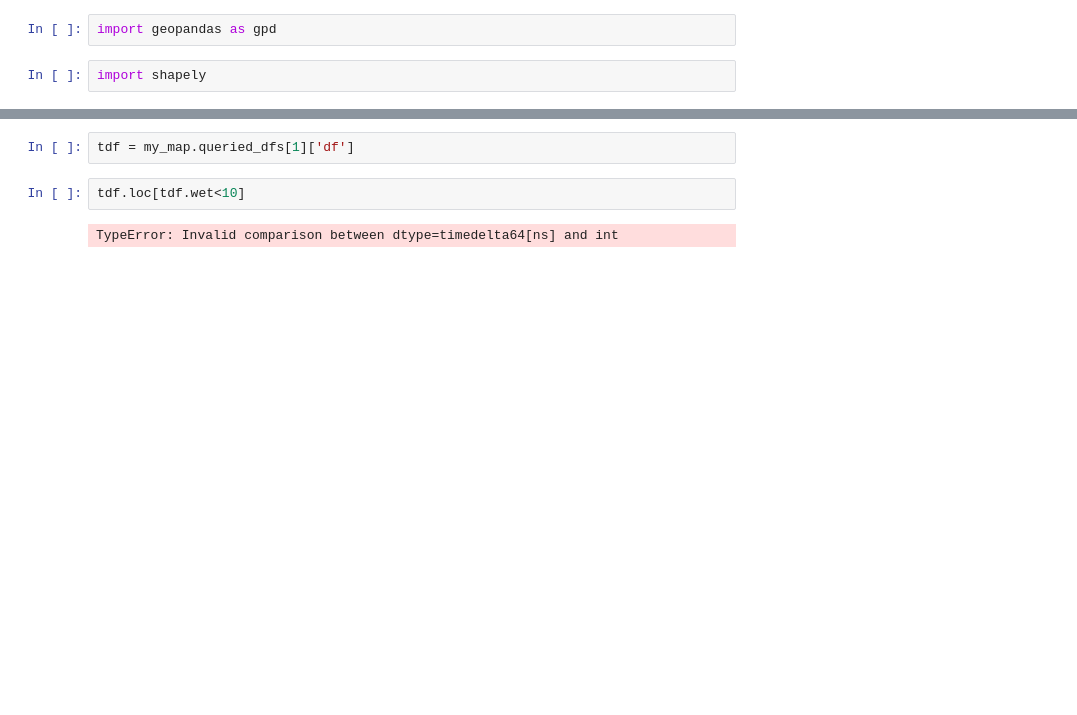
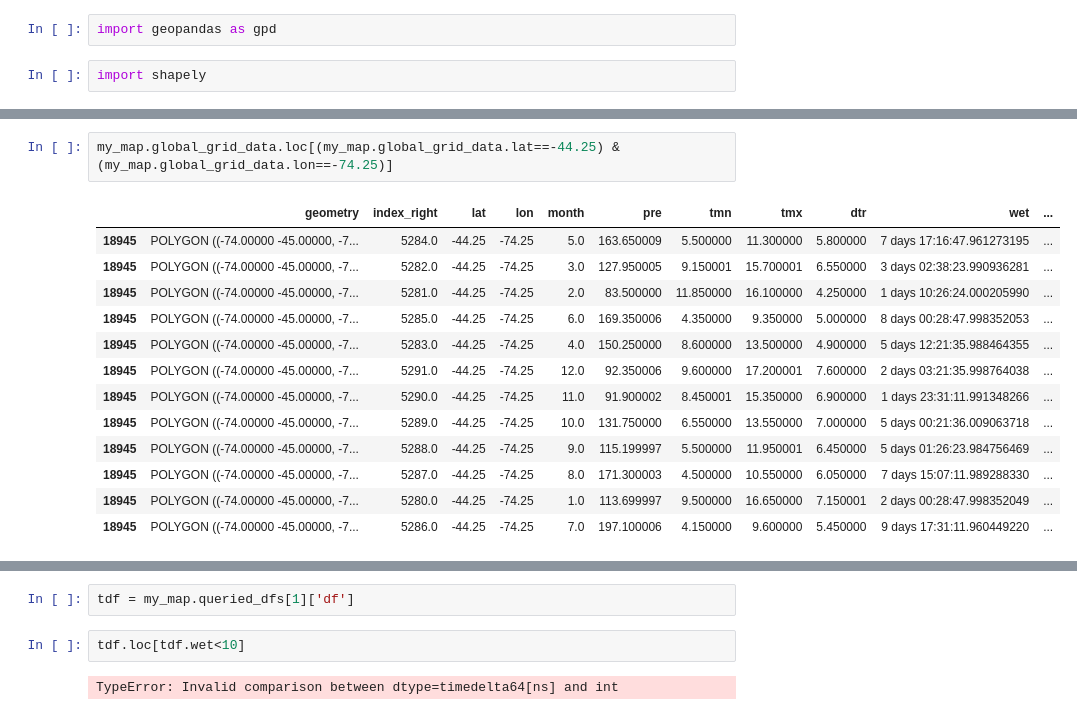
Before and after one commit to ShreyanSen/statistics_cookbook, a Jupyter notebook: geospatial/travel_map.ipynb, the cells around one changed output, grey strips where cells are left out. Cells and saved outputs as stored; diff of their text form; blank space fills up the shorter version.

```diff
--- a/geospatial/travel_map.ipynb
+++ b/geospatial/travel_map.ipynb
@@ -101,0 +149,16 @@ my_map.query_by_lat_lon()
+# %%
+my_map.global_grid_data.loc[(my_map.global_grid_data.lat==-44.25) & (my_map.global_grid_data.lon==-74.25)]
+# %% [output]
+|  | geometry | index_right | lat | lon | month | pre | tmn | tmx | dtr | wet | ... |
+| 18945 | POLYGON ((-74.00000 -45.00000, -7... | 5284.0 | -44.25 | -74.25 | 5.0 | 163.650009 | 5.500000 | 11.300000 | 5.800000 | 7 days 17:16:47.961273195 | ... |
+| 18945 | POLYGON ((-74.00000 -45.00000, -7... | 5282.0 | -44.25 | -74.25 | 3.0 | 127.950005 | 9.150001 | 15.700001 | 6.550000 | 3 days 02:38:23.990936281 | ... |
+| 18945 | POLYGON ((-74.00000 -45.00000, -7... | 5281.0 | -44.25 | -74.25 | 2.0 | 83.500000 | 11.850000 | 16.100000 | 4.250000 | 1 days 10:26:24.000205990 | ... |
+| 18945 | POLYGON ((-74.00000 -45.00000, -7... | 5285.0 | -44.25 | -74.25 | 6.0 | 169.350006 | 4.350000 | 9.350000 | 5.000000 | 8 days 00:28:47.998352053 | ... |
+| 18945 | POLYGON ((-74.00000 -45.00000, -7... | 5283.0 | -44.25 | -74.25 | 4.0 | 150.250000 | 8.600000 | 13.500000 | 4.900000 | 5 days 12:21:35.988464355 | ... |
+| 18945 | POLYGON ((-74.00000 -45.00000, -7... | 5291.0 | -44.25 | -74.25 | 12.0 | 92.350006 | 9.600000 | 17.200001 | 7.600000 | 2 days 03:21:35.998764038 | ... |
+| 18945 | POLYGON ((-74.00000 -45.00000, -7... | 5290.0 | -44.25 | -74.25 | 11.0 | 91.900002 | 8.450001 | 15.350000 | 6.900000 | 1 days 23:31:11.991348266 | ... |
+| 18945 | POLYGON ((-74.00000 -45.00000, -7... | 5289.0 | -44.25 | -74.25 | 10.0 | 131.750000 | 6.550000 | 13.550000 | 7.000000 | 5 days 00:21:36.009063718 | ... |
+| 18945 | POLYGON ((-74.00000 -45.00000, -7... | 5288.0 | -44.25 | -74.25 | 9.0 | 115.199997 | 5.500000 | 11.950001 | 6.450000 | 5 days 01:26:23.984756469 | ... |
+| 18945 | POLYGON ((-74.00000 -45.00000, -7... | 5287.0 | -44.25 | -74.25 | 8.0 | 171.300003 | 4.500000 | 10.550000 | 6.050000 | 7 days 15:07:11.989288330 | ... |
+| 18945 | POLYGON ((-74.00000 -45.00000, -7... | 5280.0 | -44.25 | -74.25 | 1.0 | 113.699997 | 9.500000 | 16.650000 | 7.150001 | 2 days 00:28:47.998352049 | ... |
+| 18945 | POLYGON ((-74.00000 -45.00000, -7... | 5286.0 | -44.25 | -74.25 | 7.0 | 197.100006 | 4.150000 | 9.600000 | 5.450000 | 9 days 17:31:11.960449220 | ... |
```
Also changed, not shown: parts of 27 cells of this notebook.
